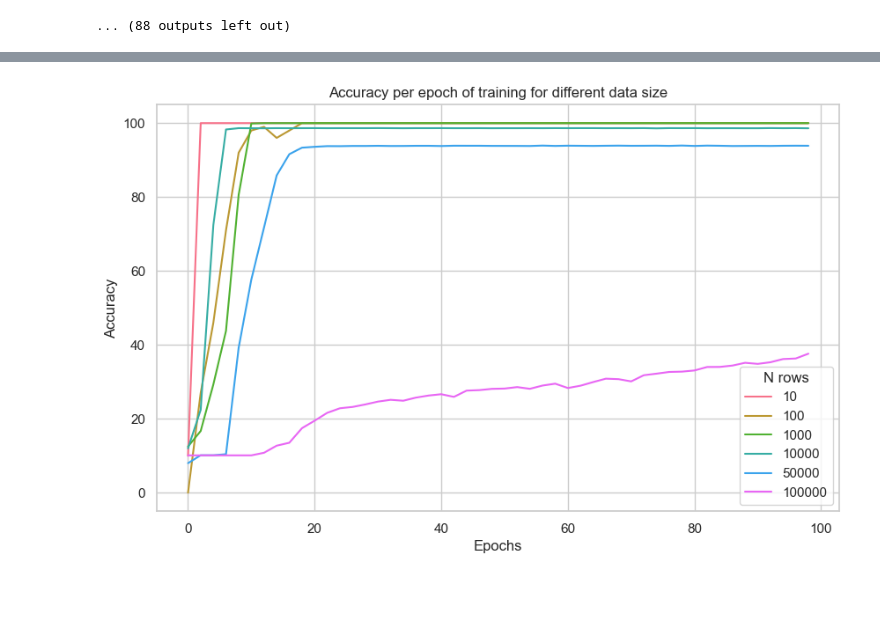
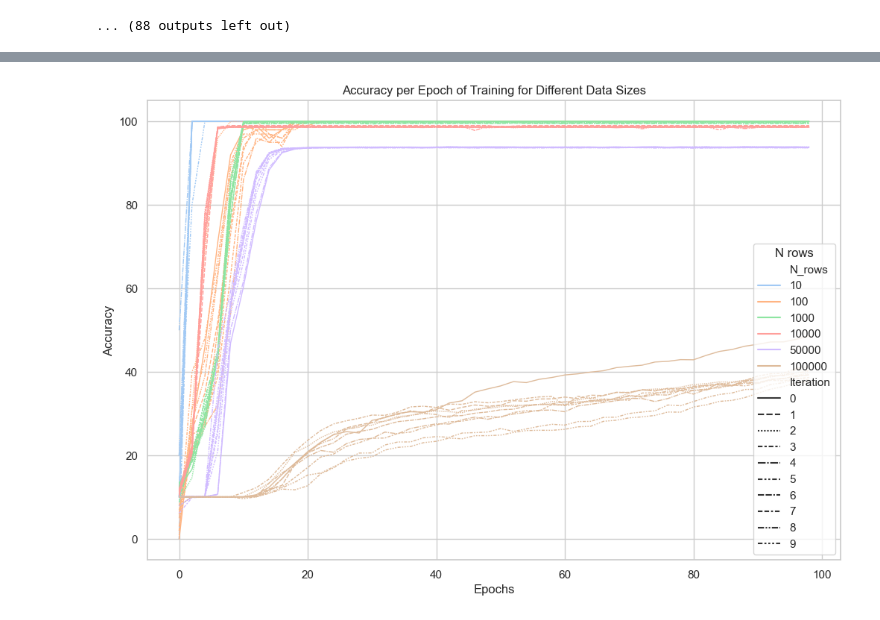
Before and after one commit to um-dacs-nlp/capacity, a Jupyter notebook: src/transformers/0.2_iter_trans.ipynb, the cells around one changed output, grey strips where cells are left out. Cells and saved outputs as stored; diff of their text form; code cells hidden in the pictures; blank space fills up the shorter version.

```diff
--- a/src/transformers/0.2_iter_trans.ipynb
+++ b/src/transformers/0.2_iter_trans.ipynb
@@ -219,6 +219,7 @@ for n in n_values:
     # Repeat the training process for each n value num_iterations times
     results_for_n = []  # Create a separate list for each n value
     for iteration in range(num_iterations):
+        results_for_n = []  # Create a separate list for each n value
         print(f"Training with n={n}, iteration={iteration + 1}")
         # Set a different seed for each iteration to get different accuracies
         iteration_seed = SEED + iteration
@@ -301,9 +302,8 @@ for n in n_values:
             results_for_n.append(accuracy)
         # Save the final model for this iteration
         final_models[(n, iteration)] = model
-
-    # Save all accuracies for the current n value
-    results[n].append(results_for_n)
+        # Save all accuracies for the current n value
+        results[n].append(results_for_n)
 # %% [output]
 Epoch 1, Training Loss: 11.601882934570312
 Epoch 1, Memorization Accuracy: 10.00000%
@@ -330,30 +343,46 @@ with open(f"../../../data/out_models/models_{timestamp}_init_trans.pkl", "wb") a
 # %%
-# results_melted = (
-#     pd.DataFrame(results)
-#     .reset_index()
-#     .melt(id_vars="index", var_name="Series", value_name="Values")
-#     .rename(columns={"index": "epochs"})
-# )
+# Flatten the data while preserving iterations within each N_rows group
+flattened_data = {"N_rows": [], "Iteration": [], "epochs": [], "Values": []}
 
-# results_melted.epochs = results_melted.epochs * 2
+# Iterate over each dataset size
+for key, list_of_iterations in results.items():
+    # For each iteration in the dataset size
+    for i, iteration_list in enumerate(list_of_iterations):
+        # Flatten the iteration list with epochs multiplied by 2 (0, 2, 4, ..., 18)
+        for epoch, value in enumerate(iteration_list):
+            flattened_data["N_rows"].append(key)
+            flattened_data["Iteration"].append(i)
+            flattened_data["epochs"].append(epoch * 2)
+            flattened_data["Values"].append(value)
 
-# # Set the Seaborn style and color palette
-# sns.set(style="whitegrid")
-# palette = sns.color_palette("husl")  # 'husl' palette has beautiful colors
+# Convert to DataFrame for plotting
+results_melted = pd.DataFrame(flattened_data)
 
-# # Plot the data using Seaborn
-# plt.figure(figsize=(10, 6))
-# sns.lineplot(data=results_melted, x="epochs", y="Values", hue="Series", palette=palette)
+# Set Seaborn style and pastel color palette for unique colors per N_rows
+sns.set(style="whitegrid")
+palette = sns.color_palette("pastel", n_colors=len(results))
 
-# # Add labels and legend
-# plt.xlabel("Epochs")
-# plt.ylabel("Accuracy")
-# plt.title("Accuracy per epoch of training for different data size")
-# plt.legend(title="N rows")
+# Plot with Seaborn, using both N_rows (dataset size) and Iteration as identifiers
+plt.figure(figsize=(12, 8))
+sns.lineplot(
+    data=results_melted,
+    x="epochs",
+    y="Values",
+    hue="N_rows",
+    style="Iteration",
+    palette=palette,
+    linewidth=1,
+)
 
-# # Show the plot
-# plt.show()
+# Add labels and legend
+plt.xlabel("Epochs")
+plt.ylabel("Accuracy")
+plt.title("Accuracy per Epoch of Training for Different Data Sizes")
+plt.legend(title="N rows")
+
+# Show the plot
+plt.show()
 # %% [output]
-[figure, old version]
+[figure, new version]
 [interactive output not drawn]
 # %%
```
Also changed, not shown: parts of 3 cells of this notebook.
